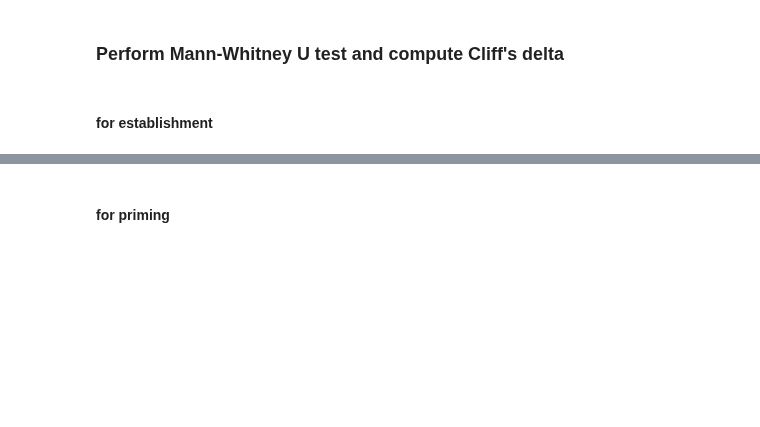
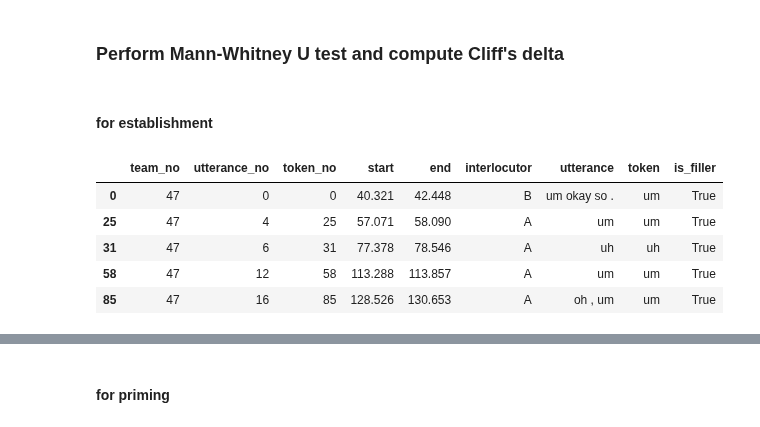
Before and after one commit to chili-epfl/justhink-alignment-analysis, a Jupyter notebook: tools/7_test_the_hypotheses.ipynb, the cells around one changed output, grey strips where cells are left out. Drawn from its saved outputs; the diff is of its cells as text; code cells hidden in the pictures; blank space fills up the shorter version.

```diff
--- a/tools/7_test_the_hypotheses.ipynb
+++ b/tools/7_test_the_hypotheses.ipynb
@@ -79,3 +78,8 @@ File justhink19_routines_18 belongs to team 18
 File justhink19_routines_20 belongs to team 20
 File justhink19_routines_28 belongs to team 28
 File justhink19_routines_47 belongs to team 47
+# %%
+tokens_dfs = read_tables(tokens_dir, form='transcript')
+
+
+tokens_dfs[7].head()
@@ -206,7 +253,7 @@ for team_no, df in corpus_dfs.items():
 ### Annotate the routines with establishment and priming positions.
 # %%
 def get_priming_utterance_no(df, num_utterances):
-    return [(row['utterance_no_list'][0]+1) / num_utterances
+    return [(row['utterances'][0]+1) / num_utterances
             for i, row in df.iterrows()]
 
 
@@ -233,7 +280,7 @@ for team_no, df in routine_dfs.items():
     df['scaled_establish_time'] = df['establish_time'] / duration
 
     # Annotate the priming position (i.e. utterance no).
-    df['priming_no'] = [ll[0] for ll in df['utterance_no_list']]
+    df['priming_no'] = [ll[0] for ll in df['utterances']]
     # Annotate the establishment time (i.e. utterance end time).
     df['priming_time'] = [corpus_df[corpus_df['utterance_no'] == i].iloc[0]['end']
                           for i in df['priming_no']]
@@ -479,14 +518,17 @@ fillers
 # %%
-for team_no, df in corpus_dfs.items():
-    df['n_fillers'] = df.object.apply(lambda x: len([t for t in x.split() if t in fillers]))
+# # Count the number of fillers for each uttearnce in the corpus.
+# for team_no, df in corpus_dfs.items():
+#     df['n_fillers'] = df.object.apply(lambda x: len([t for t in x.split() if t in fillers]))
+
+# Alternatively, mark each token that is a filler in the tokens tables.
+for team_no, df in tokens_dfs.items():
+    df['is_filler'] = df.token.apply(lambda x: x.strip() in fillers)
 # %%
 for filler in fillers:
     counts = list()
-    for team_no, df in corpus_dfs.items():
-        df = df[df.subject.isin(['A', 'B'])]
-        count = sum(df.object.apply(lambda x: len(
-            [t for t in x.split() if t == filler])))
+    for team_no, df in tokens_dfs.items():
+        count = df.token.apply(lambda x: x.strip() == filler).sum()
         counts.append(count)
 
-    print(filler, np.sum(counts), np.mean(counts), np.std(counts))
+    print(filler, np.sum(counts), np.mean(counts), '{:.2f}'.format(np.std(counts)))
 # %% [output]
@@ -543,0 +545,18 @@ eww 1 0.1 0.30000000000000004
+# %%
+routine_df = routine_dfs[team_no]
+
+# # filter for the fillers of this team.
+# df = corpus_dfs[team_no].copy()
+# df = df[df.subject.isin(['A', 'B'])]
+# filler_df = df[df.n_fillers > 0]
+df = tokens_dfs[team_no]
+filler_df = df[df.is_filler]
+
+filler_df.head()
+# %% [output]
+|  | team_no | utterance_no | token_no | start | end | interlocutor | utterance | token | is_filler |
+| 0 | 47 | 0 | 0 | 40.321 | 42.448 | B | um okay so . | um | True |
+| 25 | 47 | 4 | 25 | 57.071 | 58.090 | A | um | um | True |
+| 31 | 47 | 6 | 31 | 77.378 | 78.546 | A | uh | uh | True |
+| 58 | 47 | 12 | 58 | 113.288 | 113.857 | A | um | um | True |
+| 85 | 47 | 16 | 85 | 128.526 | 130.653 | A | oh , um | um | True |
```
Also changed, not shown: parts of 22 cells of this notebook, 34 other files.
